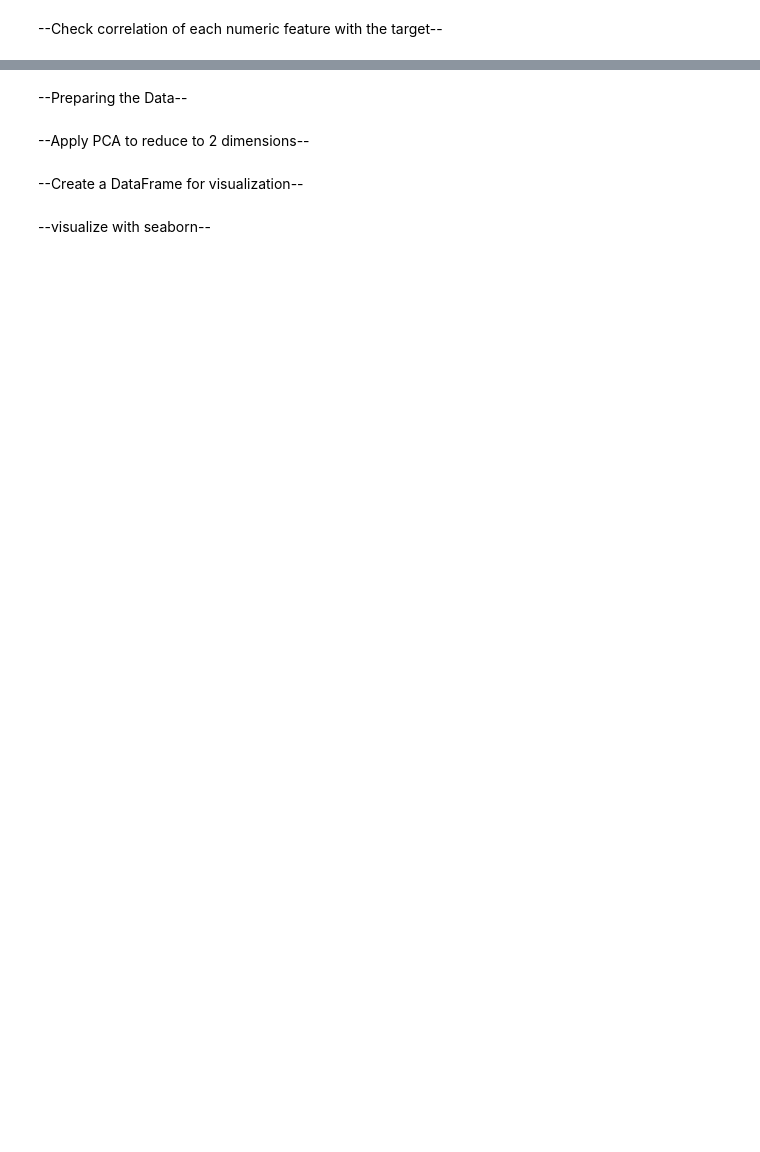
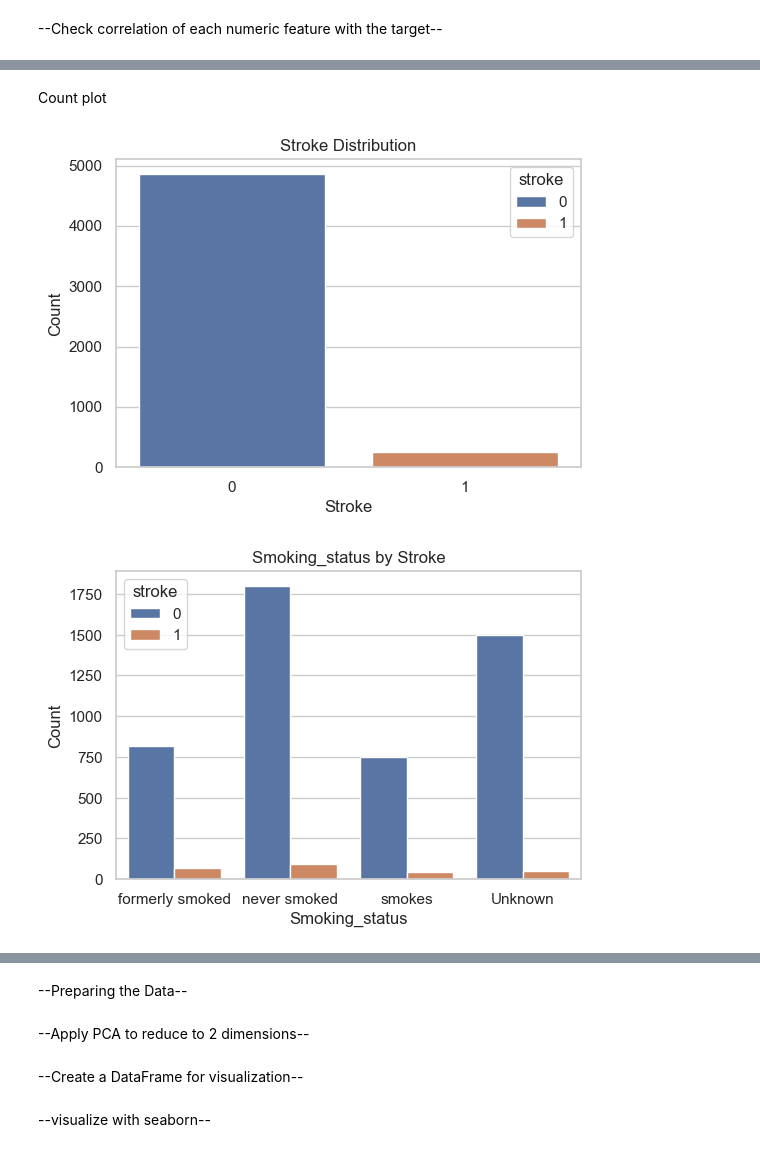
Before and after one commit to mazen4bs/stoke-prediction-machine-learning, a Jupyter notebook: stroke prediction/notebooks/stroke_analysis_phase1.ipynb, the cells around one changed output, grey strips where cells are left out. Drawn from its saved outputs; the diff is of its cells as text; code cells hidden in the pictures; blank space fills up the shorter version.

```diff
--- a/stroke prediction/notebooks/stroke_analysis_phase1.ipynb
+++ b/stroke prediction/notebooks/stroke_analysis_phase1.ipynb
@@ -119,0 +338,19 @@ df.corr(numeric_only=True)['stroke'].sort_values(ascending=False)
+# %% [markdown]
+Count plot
+# %%
+# List of features to visualize in count plots
+features = ['stroke', 'smoking_status', 'hypertension', 'heart_disease', 'work_type', 'Residence_type']
+
+# Loop through each feature and plot the count plot
+for feature in features:
+    plt.figure(figsize=(6, 4))  # Optional: adjust the size of the plot
+    sns.countplot(x=feature, hue='stroke', data=df)
+    plt.title(f'{feature.capitalize()} by Stroke' if feature != 'stroke' else 'Stroke Distribution')
+    plt.xlabel(feature.capitalize())
+    plt.ylabel('Count')
+
+    # Display the plot
+    plt.show()
+# %% [output]
+[figure, added]
+[figure, added]
```
Also changed, not shown: parts of 36 cells of this notebook, 20 other files.
